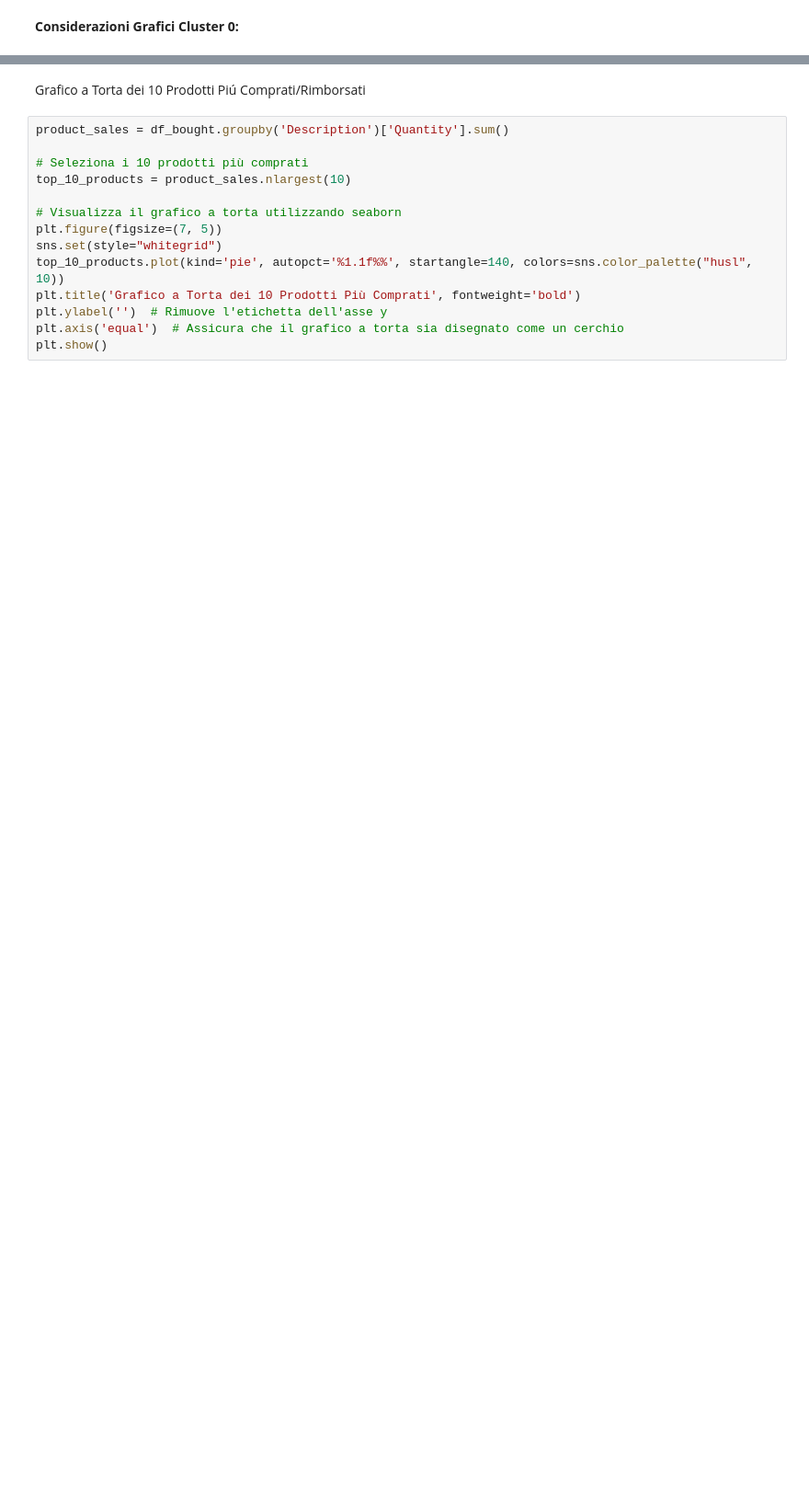
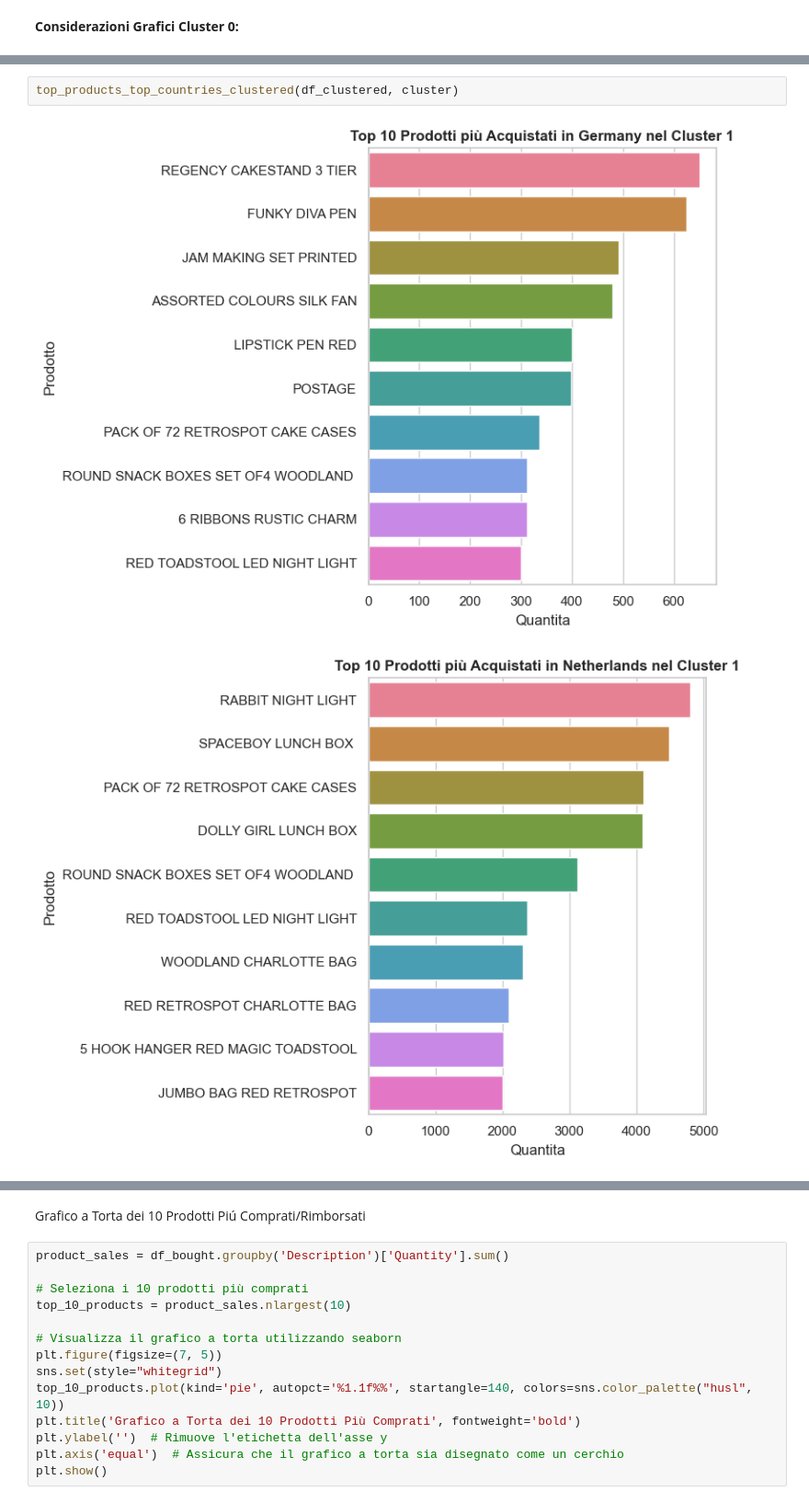
Before and after one commit to alessandrobrunoh/Progetto-Big-Data, a Jupyter notebook: notebook.ipynb, the cells around one changed output, grey strips where cells are left out. Shown at 92% size. Cells and saved outputs as stored; diff of their text form; blank space fills up the shorter version.

```diff
--- a/notebook.ipynb
+++ b/notebook.ipynb
@@ -447,0 +528,5 @@ plot_country_distribution(cluster_monthly_data, cluster)
+# %%
+top_products_top_countries_clustered(df_clustered, cluster)
+# %% [output]
+[figure, added]
+[figure, added]
```
Also changed, not shown: parts of 36 cells of this notebook.
